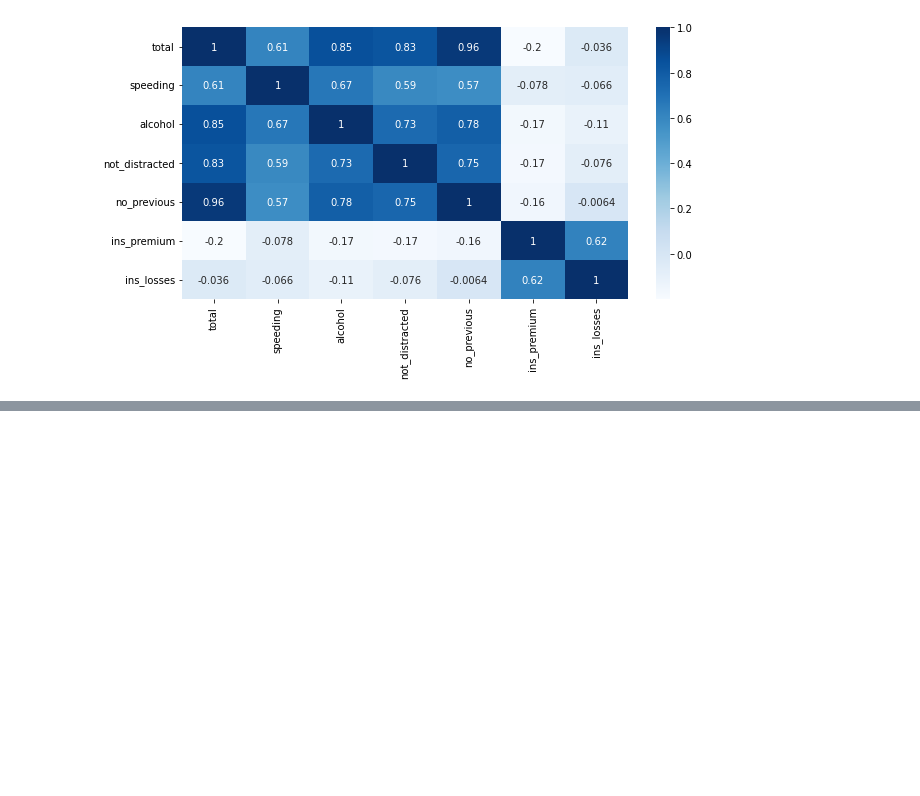
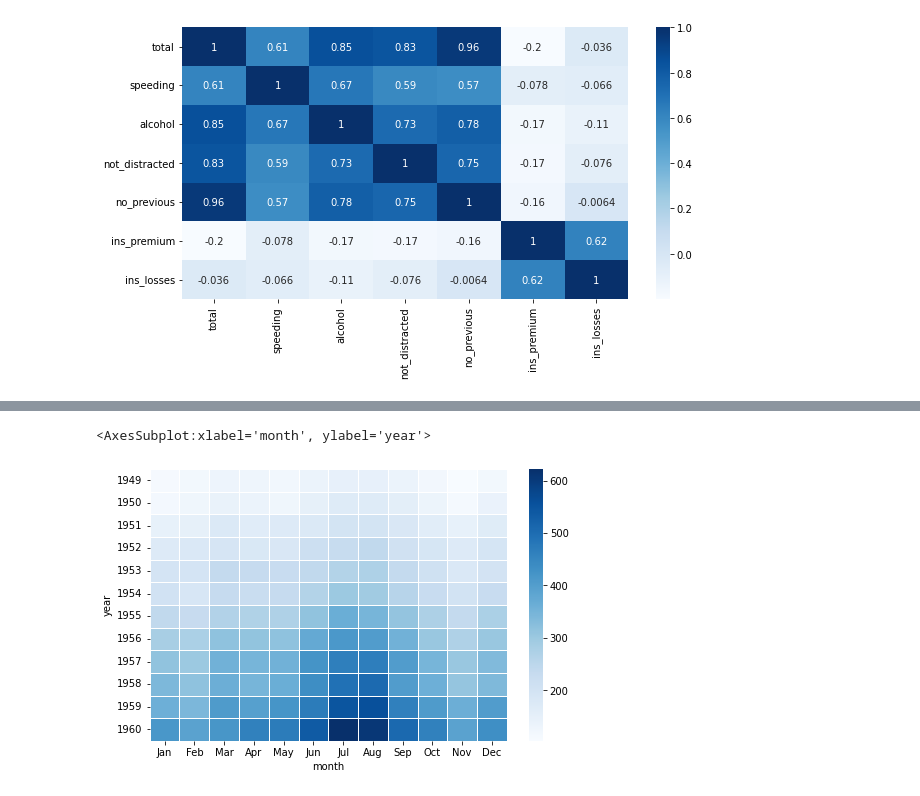
Before and after one commit to felipesveiga/Seaborn, a Jupyter notebook: Derek Banas/seaborn.ipynb, the cells around one changed output, grey strips where cells are left out. Saved outputs shown, nothing was run; the diff lists cells and outputs as text; code cells hidden in the pictures; blank space fills up the shorter version.

```diff
--- a/Derek Banas/seaborn.ipynb
+++ b/Derek Banas/seaborn.ipynb
@@ -179,3 +181,9 @@ sns.heatmap(crash_corr, cmap='Blues', annot=True)
 # %% [output]
 <AxesSubplot:>
 [figure]
+# %%
+# Às vezes, é preciso ter criatividade para se criar heatmaps inteligentes, como no caso desse dataset sobre vôos.
+flights = sns.load_dataset('flights')
+
+# Em um primeiro instante, parece que não há nada de interessante que possa ser feito.
+flights.head()
@@ -181,0 +197,6 @@ sns.heatmap(crash_corr, cmap='Blues', annot=True)
+# %%
+# Agora, vamos criar uma pivot-table com esses dados.
+flight_pt = flights.pivot_table(index='year', columns='month', values='passengers')
+
+# Veja, bastou ajustarmos as posições das coluas para termos um dataset próprio para um heatmap.
+flight_pt
@@ -181,0 +218,8 @@ sns.heatmap(crash_corr, cmap='Blues', annot=True)
+# %%
+# Veja como como conseguimos criar um mapa de calor informativo com uma pivot-table.
+# Se achar necessário, é possível inserir linhas que delimitam os retângulos, setando um valor para 'linewidth'.
+plt.figure(figsize=(8,5))
+sns.heatmap(flight_pt, cmap='Blues', linecolor='white', linewidth=1)
+# %% [output]
+<AxesSubplot:xlabel='month', ylabel='year'>
+[figure, added]
```
Also changed, not shown: parts of 8 cells of this notebook.
